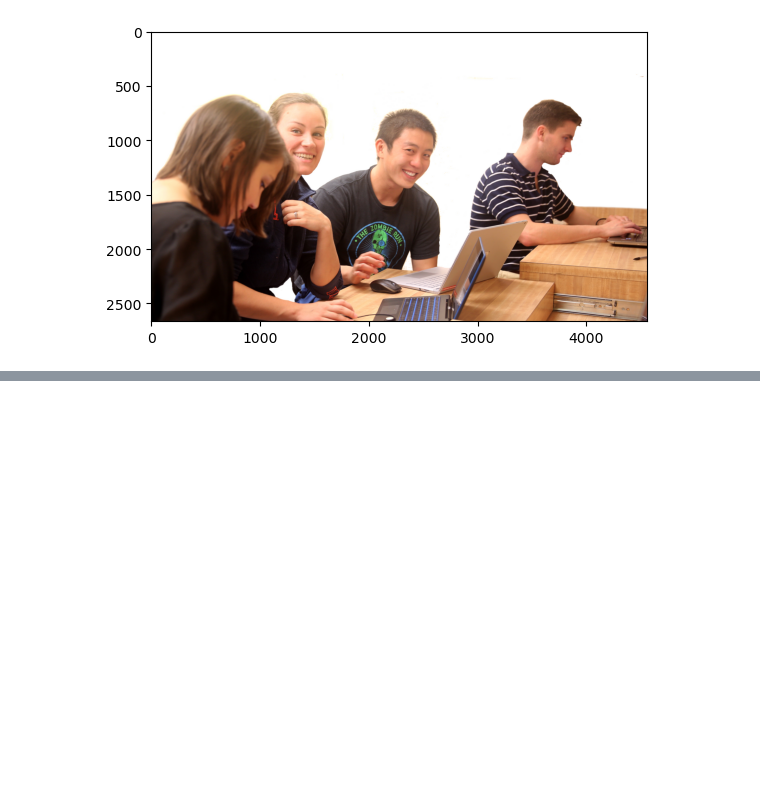
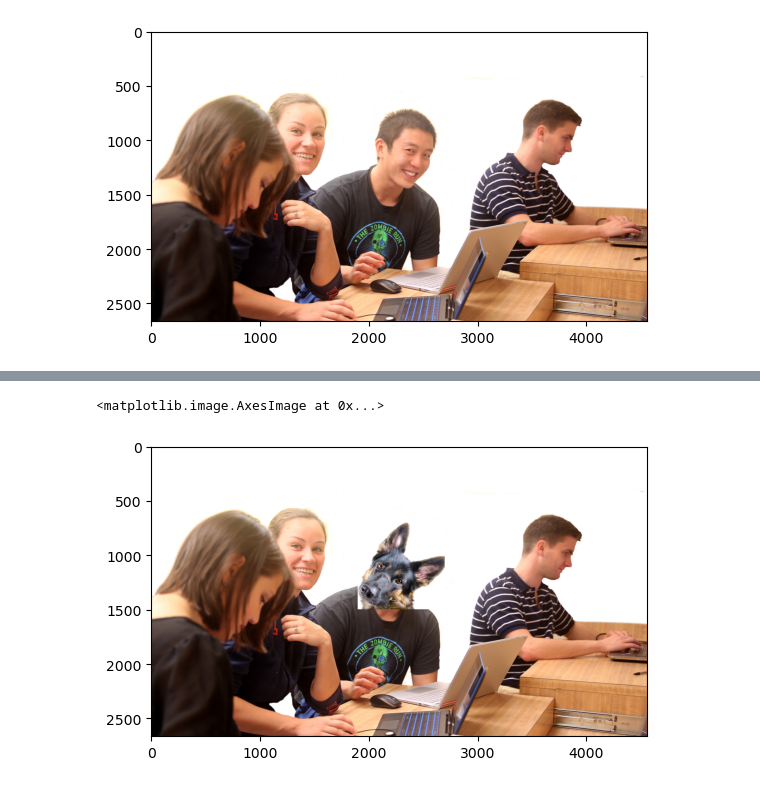
Before and after one commit to monkeygobah/code_grand_rounds, a Jupyter notebook: module_2_Computer_Vision/CV_Workshop.ipynb, the cells around one changed output, grey strips where cells are left out. Drawn from its saved outputs; the diff is of its cells as text; code cells hidden in the pictures; blank space fills up the shorter version.

```diff
--- a/module_2_Computer_Vision/CV_Workshop.ipynb
+++ b/module_2_Computer_Vision/CV_Workshop.ipynb
@@ -42,0 +74,14 @@ imgplot = plt.imshow(ben)
+# %%
+# Now let's replace Ben's head with another head
+dog = np.asarray(Image.open('dog_head.jpg'))
+# Crop the image so that it's also a 800x800 pixel square
+dog_head = dog[20:820,540:1340,:]
+# Create a copy of our Benware picture
+new_benware = ben.copy()
+# Set the pixels of Ben's head to the new head
+new_benware[700:1500,1900:2700,:] = dog_head
+# Show the image
+plt.imshow(new_benware)
+# %% [output]
+<matplotlib.image.AxesImage at 0x...>
+[figure, added]
```
Also changed, not shown: parts of 24 cells of this notebook, 1 other file.
